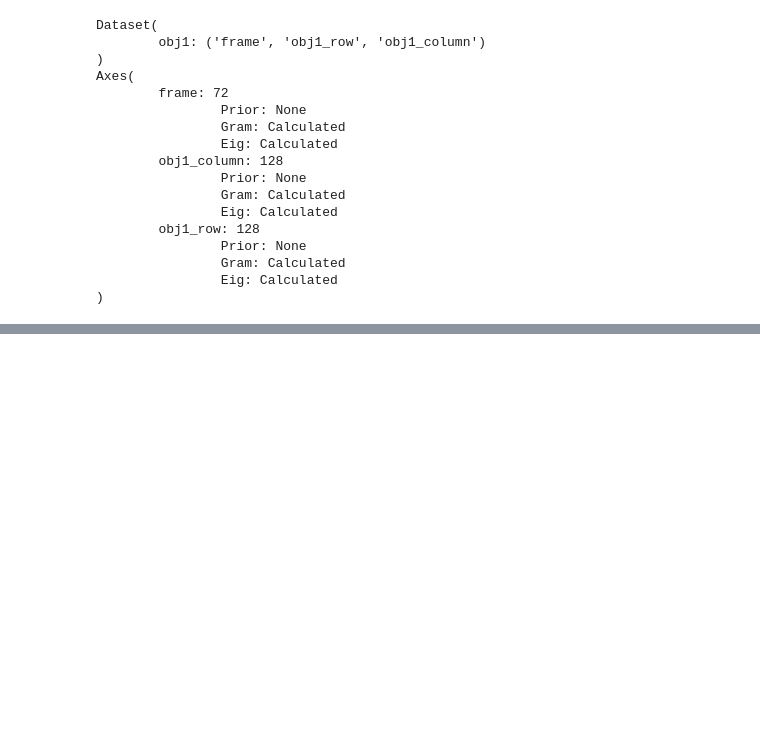
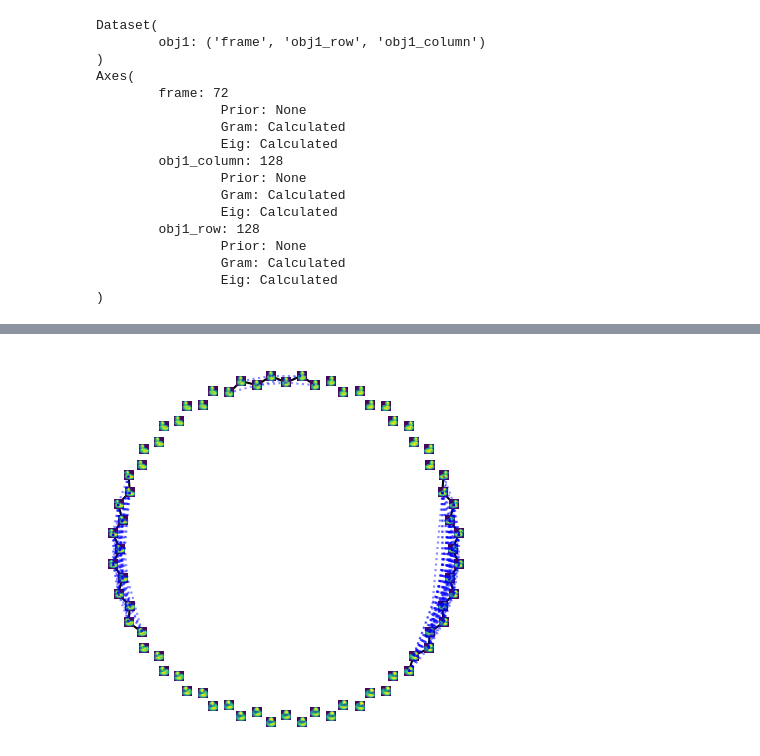
Before and after one commit to BaileyAndrew/Noncentral-KS-Normal, a Jupyter notebook: coil.ipynb, the cells around one changed output, grey strips where cells are left out. Cells and saved outputs as stored; diff of their text form; code cells hidden in the pictures; blank space fills up the shorter version.

Commit message:
Ran coil tests

```diff
--- a/coil.ipynb
+++ b/coil.ipynb
@@ -112,0 +124,41 @@ array([[43.39269   ,  0.19916064,  0.        , ...,  0.19996485,
+# %%
+fig, ax = plt.subplots()
+ax.axis('off')
+
+
+for i in range(72):
+    for j in range(72):
+        if i >= j:
+            continue
+        if resmatrix[i, j] != 0:
+            angle_1 = i/72 * 2 * np.pi
+            angle_2 = j/72 * 2 * np.pi
+            scale_i = 450 +  + 20 * (i % 2)
+            scale_j = 450 +  + 20 * (j % 2)
+            xs = [scale_i * np.cos(angle_1) - 0.2*64, scale_j * np.cos(angle_2) - 0.2*64]
+            ys = [scale_i * np.sin(angle_1) - 0.2*64, scale_j * np.sin(angle_2) - 0.2*64]
+            if np.abs(i - j) == 1 or np.abs(i - j) == 71:
+                ax.plot(xs, ys, color='black', zorder=0)
+            else:
+                ax.plot(xs, ys, color='#0000ff77', zorder=20, linestyle=':')
+
+for i in range(72):
+    img = ax.imshow(data["obj1"][i], zorder=10)
+    transform_rot = mpl.transforms.Affine2D().rotate_deg(-i/72 * 360 + 180)
+    transform_scale = mpl.transforms.Affine2D().scale(0.2, 0.2)
+    transform_move = mpl.transforms.Affine2D().translate(450 + 20 * (i % 2), 0)
+    transform_rerot = mpl.transforms.Affine2D().rotate_deg(i/72 * 360)
+    img.set_transform(
+        transform_rot
+        + transform_scale
+        + transform_move
+        + transform_rerot
+        + ax.transData
+    )
+
+ax.set_xlim(-500, 500)
+ax.set_ylim(-500, 500)
+
+fig.savefig('out-figs/coil/gmgm.pdf', transparent=True, dpi=200)
+# %% [output]
+[figure, added]
```
Also changed, not shown: parts of 15 cells of this notebook, 20 other files.
